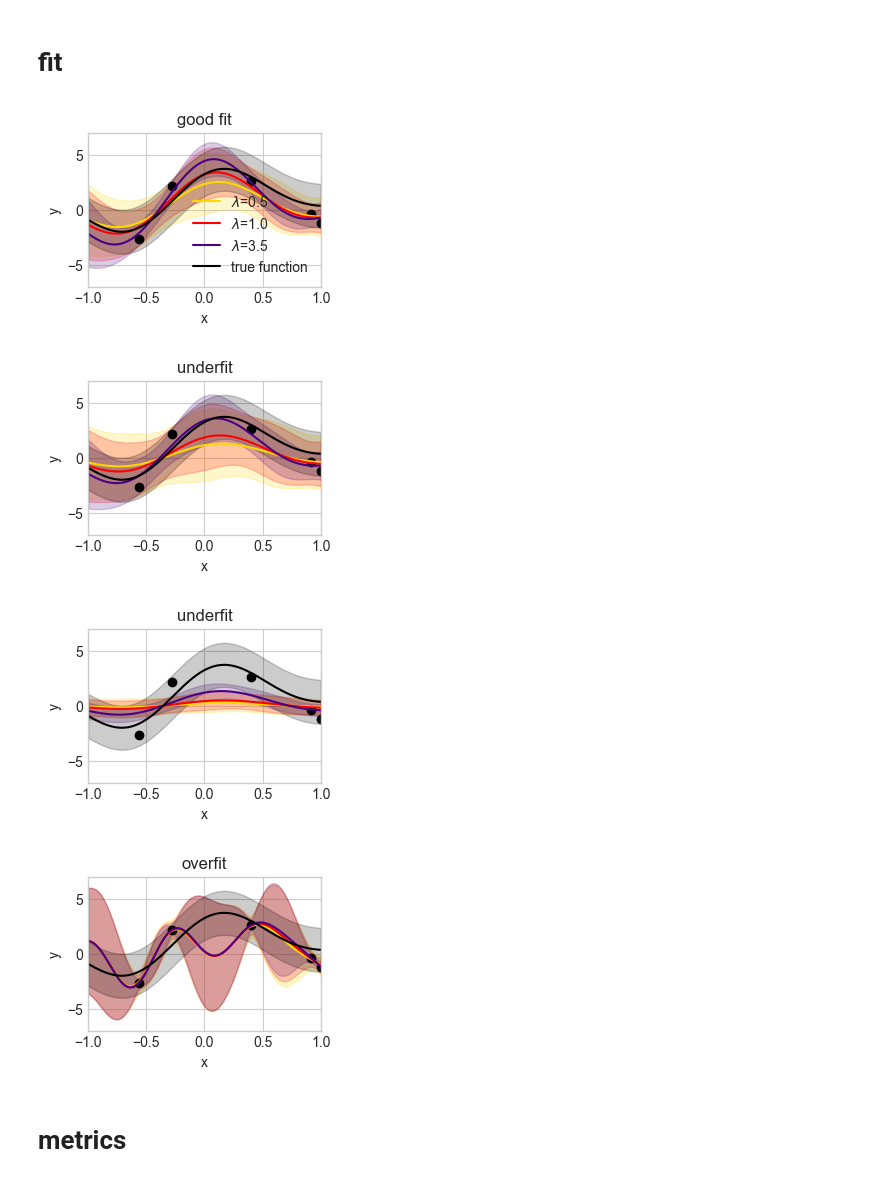
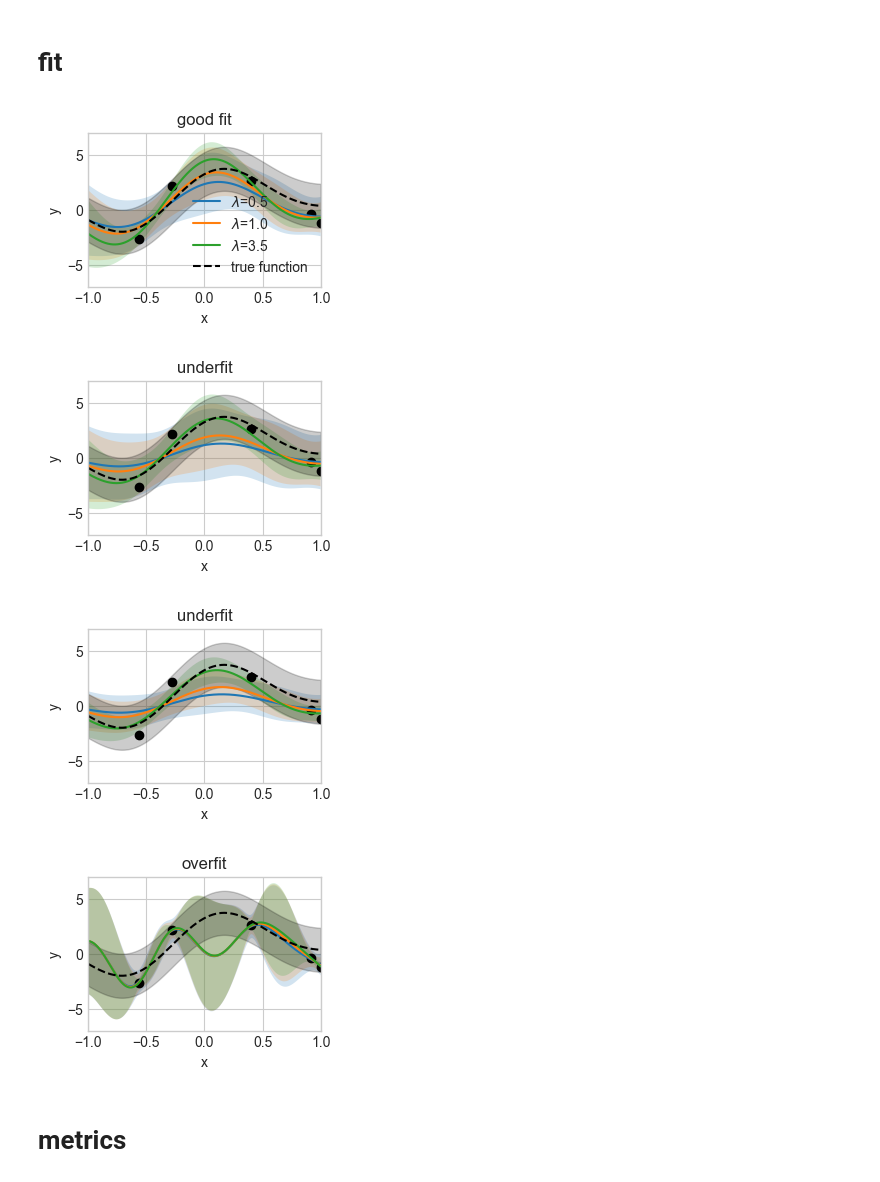
Before and after one commit to pyijiezhang/cpe-blm, a Jupyter notebook: blm_regression_eact.ipynb, the cells around one changed output. Cells and saved outputs as stored; diff of their text form; code cells hidden in the pictures.

Commit message:
change colors

```diff
--- a/blm_regression_eact.ipynb
+++ b/blm_regression_eact.ipynb
@@ -48,7 +48,7 @@ for setting in settings:
         var_prior = 2.0
     if setting == "prior_bad":
         var_likelihood = 1.0
-        var_prior = 0.1
+        var_prior = 0.5
     if setting == "data_augmentation":
         var_likelihood = 1.0
         var_prior = 2.0
@@ -66,7 +66,6 @@ for setting in settings:
     # model fit
     plt.figure(figsize=(3, 2))
     for lamb in [0.5, 1.0, 3.5]:
-
         # get posterior predictive mean and variance
         if setting == "data_augmentation":
             m_N, S_N, _ = get_post(
@@ -85,51 +84,54 @@ for setting in settings:
         else:
             post_pred_mean = X_show @ m_N
             post_pred_var = torch.diag(X_show @ S_N @ X_show.T)
 
         lamb_label = r"$\lambda$" + f"={lamb}"
 
-        if lamb == 0.5:
-            c="gold"
-        elif lamb == 1.0:
-            c="red"
-        elif lamb==3.5:
-            c="indigo"
-        plt.plot(X_show_orig, post_pred_mean, label=lamb_label, color=c)
+        # if lamb == 0.5:
+        #     c="gold"
+        # elif lamb == 1.0:
+        #     c="red"
+        # elif lamb==3.5:
+        #     c="indigo"
+        plt.plot(X_show_orig, post_pred_mean, label=lamb_label)
         plt.fill_between(
             X_show_orig,
             post_pred_mean + 2 * torch.sqrt(post_pred_var),
             post_pred_mean - 2 * torch.sqrt(post_pred_var),
             alpha=0.2,
-            color=c
         )
 
-    plt.plot(X_show_orig, Y_true, label=true_label, color="black")
+    plt.plot(X_show_orig, Y_true, label=true_label, color="black", linestyle="dashed")
     plt.fill_between(
-        X_show_orig, Y_true + 2 * 1.0, Y_true - 2 * 1.0, alpha=0.2, color="black",
+        X_show_orig,
+        Y_true + 2 * 1.0,
+        Y_true - 2 * 1.0,
+        alpha=0.2,
+        color="black",
     )
     # plt.scatter(X_train_orig, Y_train, label=data_label, marker="o", color="black")
     plt.scatter(X_train_orig, Y_train, marker="o", color="black")
 
     if setting == "perfect":
-        plt.legend(loc='lower right')
+        plt.legend(loc="lower right")
         plt.title("good fit")
     elif setting == "overfit":
         plt.title("overfit")
     else:
         plt.title("underfit")
-    plt.ylim(-7,7)
-    plt.xlim(-1,1)
+    plt.ylim(-7, 7)
+    plt.xlim(-1, 1)
 
     plt.xlabel("x")
     plt.ylabel("y")
 
-    plt.savefig(f"{dir_prefix}/fit_{setting}.png", dpi=1000, bbox_inches='tight')
+    plt.savefig(f"{dir_prefix}/fit_{setting}.png", dpi=1000, bbox_inches="tight")
     plt.show()
 # %% [output]
-[figure, old version]
+[figure, new version]
-[figure, old version]
+[figure, new version]
-[figure, old version]
+[figure, new version]
-[figure, old version]
+[figure, new version]
 # %% [markdown]
 # metrics
 # %%
```
Also changed, not shown: parts of 1 cell of this notebook.
